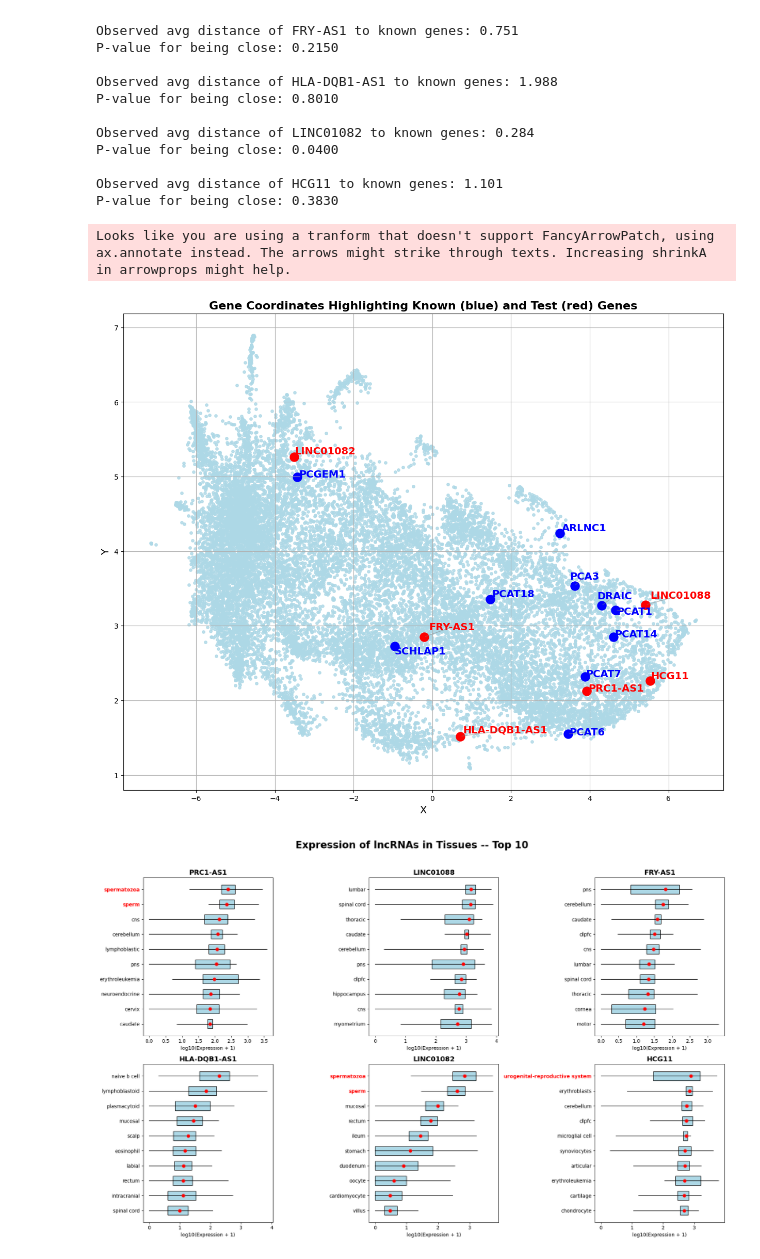
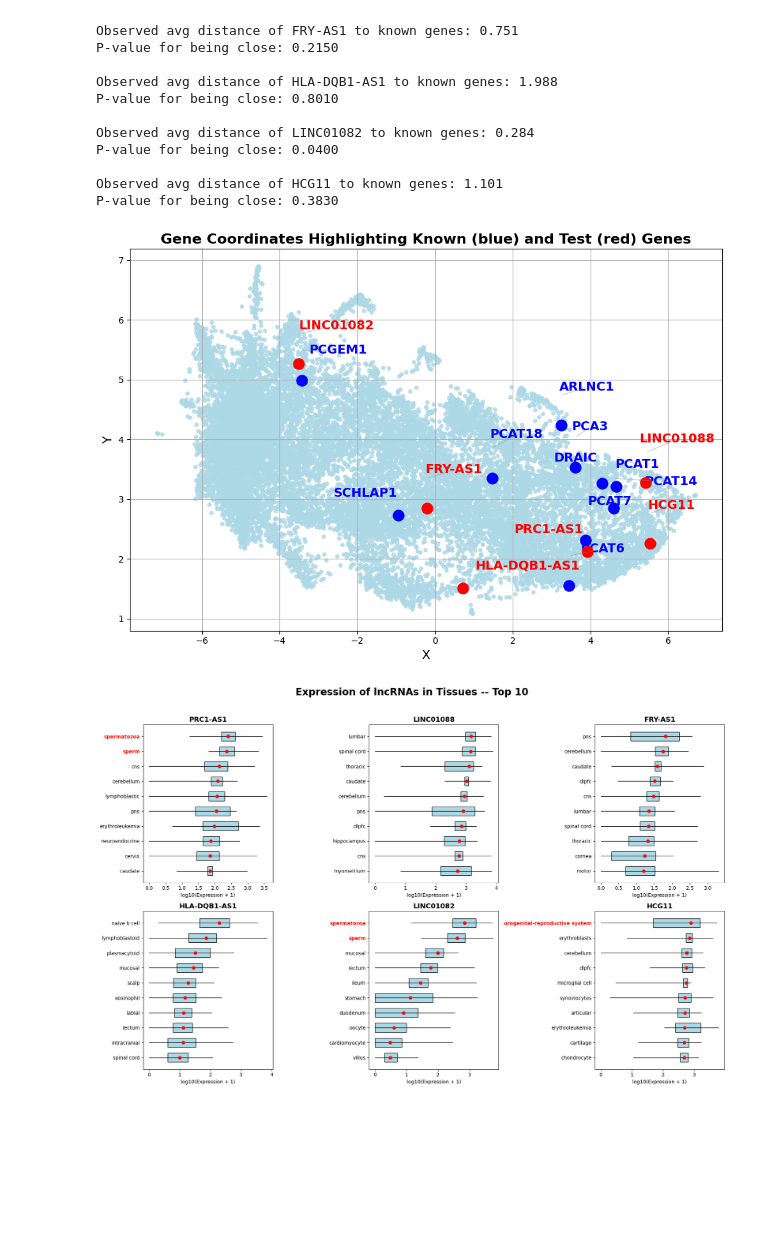
Before and after one commit to BiodataAnalysisGroup/lncAPNet, a Jupyter notebook: Pilot_2_Prostate/notebooks/Post-hoc_Analysis/lncHUB2_analyses.ipynb, the cells around one changed output. Cells and saved outputs as stored; diff of their text form; code cells hidden in the pictures; blank space fills up the shorter version.

```diff
--- a/Pilot_2_Prostate/notebooks/Post-hoc_Analysis/lncHUB2_analyses.ipynb
+++ b/Pilot_2_Prostate/notebooks/Post-hoc_Analysis/lncHUB2_analyses.ipynb
@@ -113,7 +113,6 @@ from adjustText import adjust_text
 # --- Prepare dataframe ---
 df = df.rename(columns={"Unnamed: 0": "gene"})
 
-# --- Gene sets ---
 # --- Gene sets ---
 known_genes = [
     "PCGEM1",     # Promotes proliferation; androgen receptor (AR) regulated
@@ -135,59 +134,61 @@ test_genes = ["PRC1-AS1", "LINC01088", "FRY-AS1", "HLA-DQB1-AS1", "LINC01082", "
 highlight_genes = known_genes + test_genes
 
 # --- Basic scatter plot ---
-plt.figure(figsize=(15, 12))
-plt.scatter(df['x'], df['y'], color='lightblue', alpha=0.8, s=15)  # slightly bigger background
+plt.figure(figsize=(10, 7))
+plt.scatter(df['x'], df['y'], color='lightblue', alpha=0.8, s=15)
 
 texts = []
 
 # --- Highlight known genes (blue) ---
 for _, row in df.iterrows():
     if row['gene'] in known_genes:
-        plt.scatter(row['x'], row['y'], color='blue', s=150)  # bigger points
+        plt.scatter(row['x'], row['y'], color='blue', s=150, zorder=3)
         texts.append(
             plt.text(
-                row['x'], row['y'], row['gene'],
-                fontsize=14, fontweight='bold', color='blue'
+                row['x'], row['y'] + 0.5, row['gene'],  # ↑ vertical offset for more distance
+                fontsize=14, fontweight='bold', color='blue',
+                ha='center', va='center'
             )
         )
 
 # --- Highlight test genes (red) ---
 for _, row in df.iterrows():
     if row['gene'] in test_genes:
-        plt.scatter(row['x'], row['y'], color='red', s=150)  # bigger points
+        plt.scatter(row['x'], row['y'], color='red', s=150, zorder=3)
         texts.append(
             plt.text(
-                row['x'], row['y'], row['gene'],
-                fontsize=14, fontweight='bold', color='red'
+                row['x'], row['y'] + 0.5, row['gene'],  # ↑ same offset for consistency
+                fontsize=14, fontweight='bold', color='red',
+                ha='center', va='center'
             )
         )
 
 # --- Automatically adjust text to avoid overlap ---
 adjust_text(
     texts,
-    arrowprops=dict(arrowstyle='-', color='gray', alpha=0.5),
-    expand_points=(2, 2),   # more padding around points
-    expand_text=(2, 2),     # more padding around labels
-    force_points=1.5,       # stronger repulsion from points
-    force_text=1.5,         # stronger repulsion between texts
-    lim=200                 # more iterations for adjustment
+    arrowprops=dict(arrowstyle='-', color='gray', alpha=0.5, lw=0.7),
+    expand_points=(4, 4),    # increased padding around points
+    expand_text=(4, 4),      # increased padding around labels
+    force_points=4,          # stronger push away from points
+    force_text=4,            # stronger push between texts
+    lim=800,                 # more iterations for optimal spacing
 )
 
 # --- Labels and formatting ---
 plt.xlabel('X', fontsize=14)
 plt.ylabel('Y', fontsize=14)
 plt.title(
     'Gene Coordinates Highlighting Known (blue) and Test (red) Genes',
     fontsize=16, fontweight='bold'
 )
 plt.grid(True)
+plt.tight_layout()
 
 # --- Save and show ---
 plt.savefig("../../figures/lncRNAs_umap.png", dpi=300, bbox_inches="tight")
 plt.show()
 # %% [output]
-Looks like you are using a tranform that doesn't support FancyArrowPatch, using ax.annotate instead. The arrows might strike through texts. Increasing shrinkA in arrowprops might help.
-[figure, old version]
+[figure, new version]
 # %%
 # --------------------------
 # Step 0: Load CSVs
```
Also changed, not shown: parts of 1 cell of this notebook, 25 other files.
